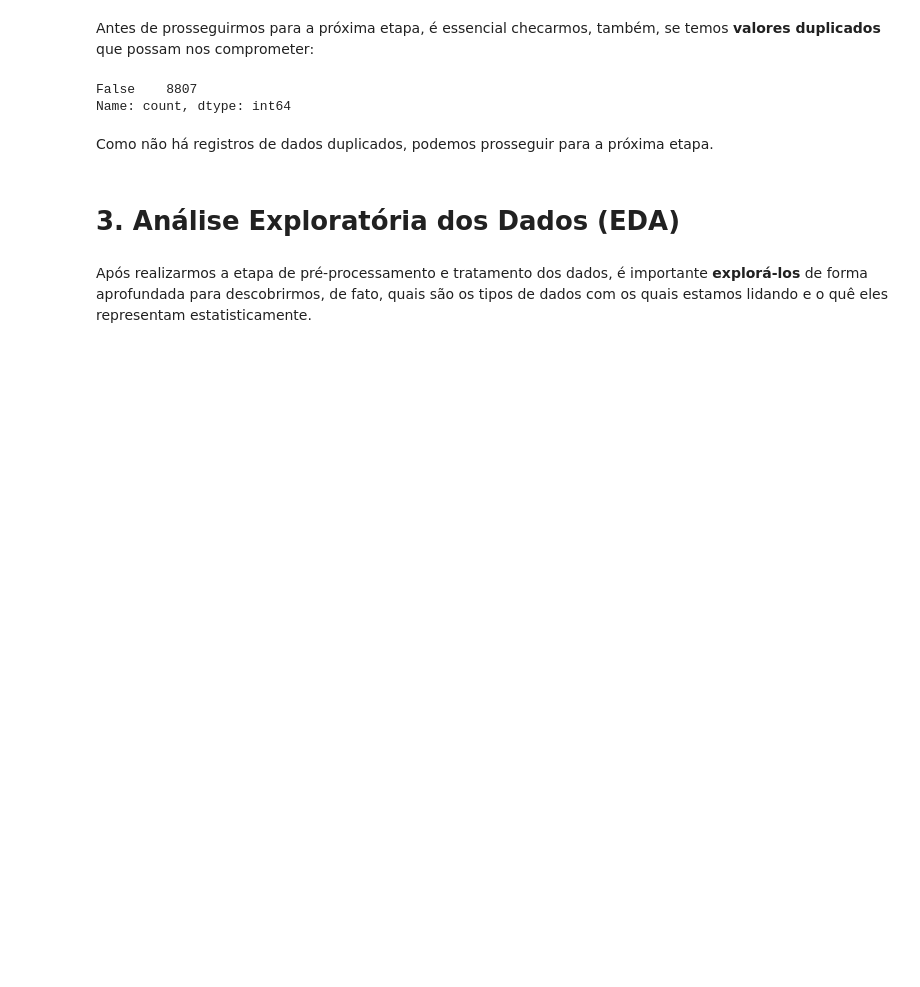
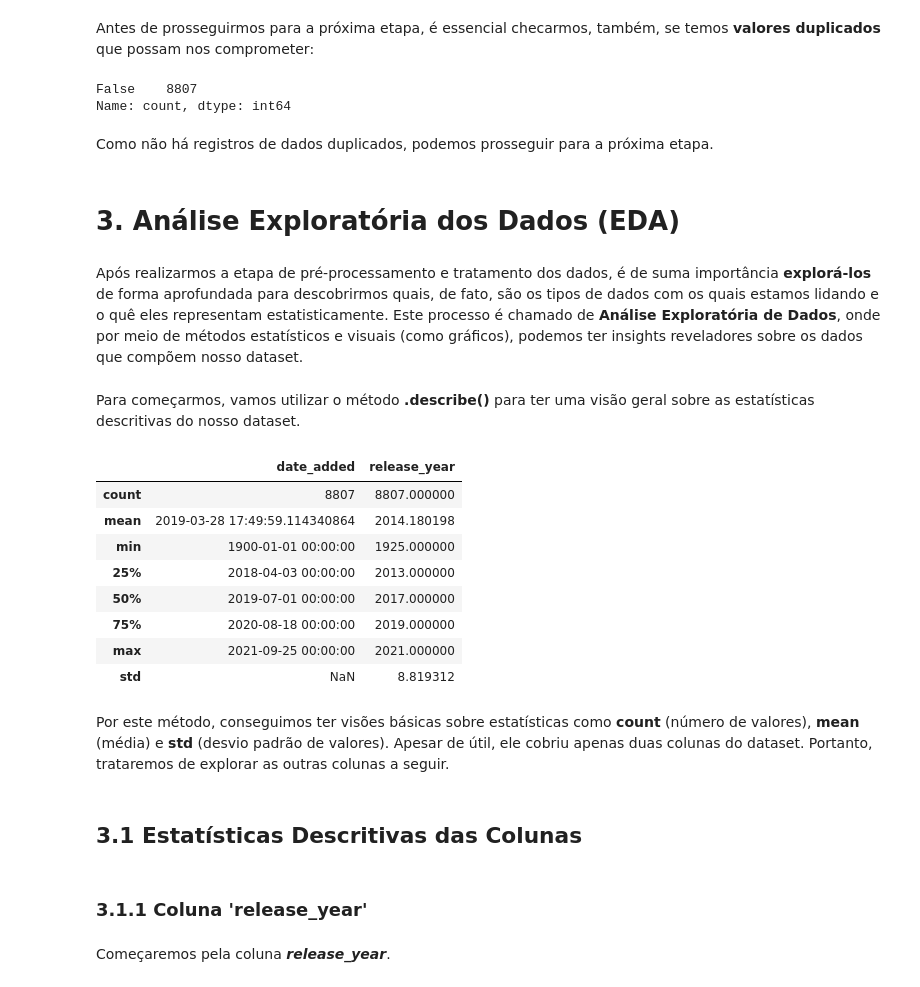
Before and after one commit to mendes078/Projeto_2025.2, a Jupyter notebook: Projeto - 2025.2/main.ipynb, the cells around one changed output. Drawn from its saved outputs; the diff is of its cells as text; code cells hidden in the pictures; blank space fills up the shorter version.

Commit message:
4.5 - construção da estatísticas descritivas
Construção da parte de 'Estatísticas Descritivas das Colunas'

```diff
--- a/Projeto - 2025.2/main.ipynb
+++ b/Projeto - 2025.2/main.ipynb
@@ -200,4 +200,28 @@ Como não há registros de dados duplicados, podemos prosseguir para a próxima
 # %% [markdown]
 # 3. Análise Exploratória dos Dados (EDA)
 # %% [markdown]
-Após realizarmos a etapa de pré-processamento e tratamento dos dados, é importante **explorá-los** de forma aprofundada para descobrirmos, de fato, quais são os tipos de dados com os quais estamos lidando e o quê eles representam estatisticamente.
+Após realizarmos a etapa de pré-processamento e tratamento dos dados, é de suma importância **explorá-los** de forma aprofundada para descobrirmos quais, de fato, são os tipos de dados com os quais estamos lidando e o quê eles representam estatisticamente. Este processo é chamado de **Análise Exploratória de Dados**, onde por meio de métodos estatísticos e visuais (como gráficos), podemos ter insights reveladores sobre os dados que compõem nosso dataset.
+# %% [markdown]
+Para começarmos, vamos utilizar o método **.describe()** para ter uma visão geral sobre as estatísticas descritivas do nosso dataset.
+# %%
+# Explorando estatísticas descritivas do dataset:
+
+df.describe()
+# %% [output]
+|  | date_added | release_year |
+| count | 8807 | 8807.000000 |
+| mean | 2019-03-28 17:49:59.114340864 | 2014.180198 |
+| min | 1900-01-01 00:00:00 | 1925.000000 |
+| 25% | 2018-04-03 00:00:00 | 2013.000000 |
+| 50% | 2019-07-01 00:00:00 | 2017.000000 |
+| 75% | 2020-08-18 00:00:00 | 2019.000000 |
+| max | 2021-09-25 00:00:00 | 2021.000000 |
+| std | NaN | 8.819312 |
+# %% [markdown]
+Por este método, conseguimos ter visões básicas sobre estatísticas como **count** (número de valores), **mean** (média) e **std** (desvio padrão de valores). Apesar de útil, ele cobriu apenas duas colunas do dataset. Portanto, trataremos de explorar as outras colunas a seguir.
+# %% [markdown]
+## 3.1 Estatísticas Descritivas das Colunas
+# %% [markdown]
+### 3.1.1 Coluna 'release_year'
+# %% [markdown]
+Começaremos pela coluna **_release_year_**.
```
Also changed, not shown: parts of 10 cells of this notebook.
